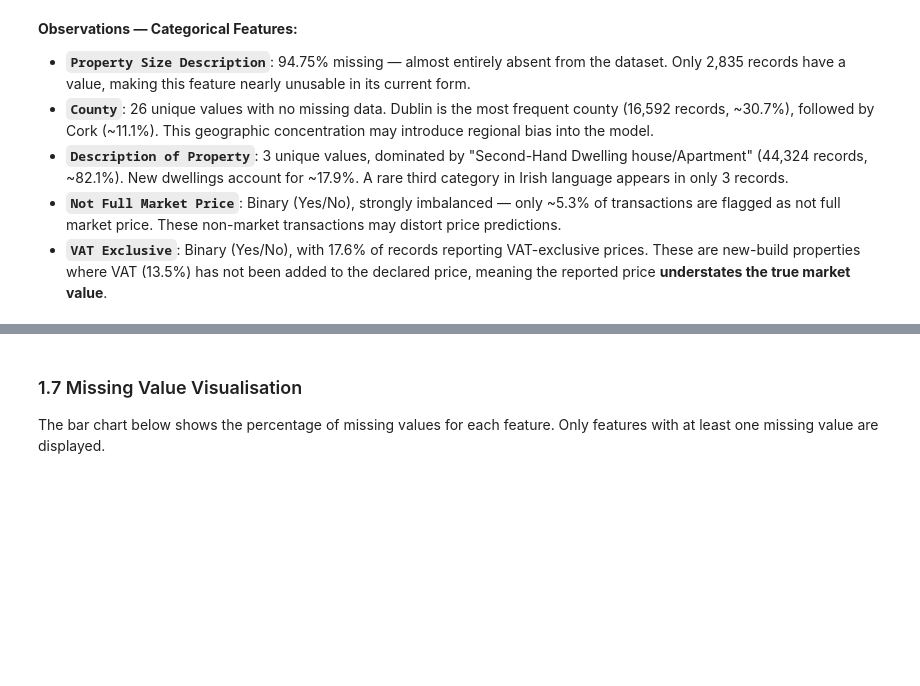
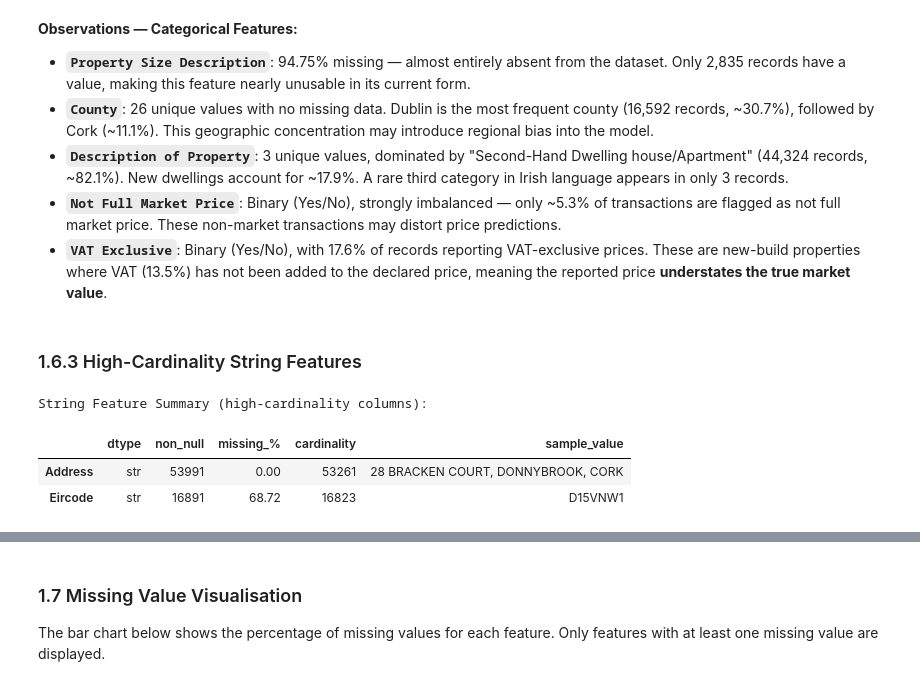
Before and after one commit to ucdda/COMP47350_DataAnalysis, a Jupyter notebook: organize/project.ipynb, the cells around one changed output, grey strips where cells are left out. Cells and saved outputs as stored; diff of their text form; code cells hidden in the pictures; blank space fills up the shorter version.

```diff
--- a/organize/project.ipynb
+++ b/organize/project.ipynb
@@ -61,7 +61,7 @@ We begin by loading the training CSV file and performing an initial inspection:
 - What do the first few records look like?
 - What raw data types has pandas assigned to each column?
 # %%
-file_path = '../ppr-group-25208508-train.csv'
+file_path = './ppr-group-25208508-train.csv'
 df = pd.read_csv(file_path, encoding='utf-8')
 
 print(f"File loaded: {file_path}")
@@ -349,3 +349,24 @@ Categorical Feature DQR Table:
 - **`Description of Property`**: 3 unique values, dominated by "Second-Hand Dwelling house/Apartment" (44,324 records, ~82.1%). New dwellings account for ~17.9%. A rare third category in Irish language appears in only 3 records.
 - **`Not Full Market Price`**: Binary (Yes/No), strongly imbalanced — only ~5.3% of transactions are flagged as not full market price. These non-market transactions may distort price predictions.
 - **`VAT Exclusive`**: Binary (Yes/No), with 17.6% of records reporting VAT-exclusive prices. These are new-build properties where VAT (13.5%) has not been added to the declared price, meaning the reported price **understates the true market value**.
+# %% [markdown]
+### 1.6.3 High-Cardinality String Features
+# %%
+str_cols = ['Address', 'Eircode']
+
+str_summary = pd.DataFrame({
+    'dtype'        : df[str_cols].dtypes,
+    'non_null'     : df[str_cols].notna().sum(),
+    'missing_%'    : (df[str_cols].isna().mean() * 100).round(2),
+    'cardinality'  : df[str_cols].nunique(dropna=True),
+    'sample_value' : [df[c].dropna().iloc[0] if df[c].notna().any() else None
+                      for c in str_cols]
+})
+
+print("String Feature Summary (high-cardinality columns):")
+display(str_summary)
+# %% [output]
+String Feature Summary (high-cardinality columns):
+|  | dtype | non_null | missing_% | cardinality | sample_value |
+| Address | str | 53991 | 0.00 | 53261 | 28 BRACKEN COURT, DONNYBROOK, CORK |
+| Eircode | str | 16891 | 68.72 | 16823 | D15VNW1 |
```
Also changed, not shown: parts of 5 cells of this notebook, 1 other file.
